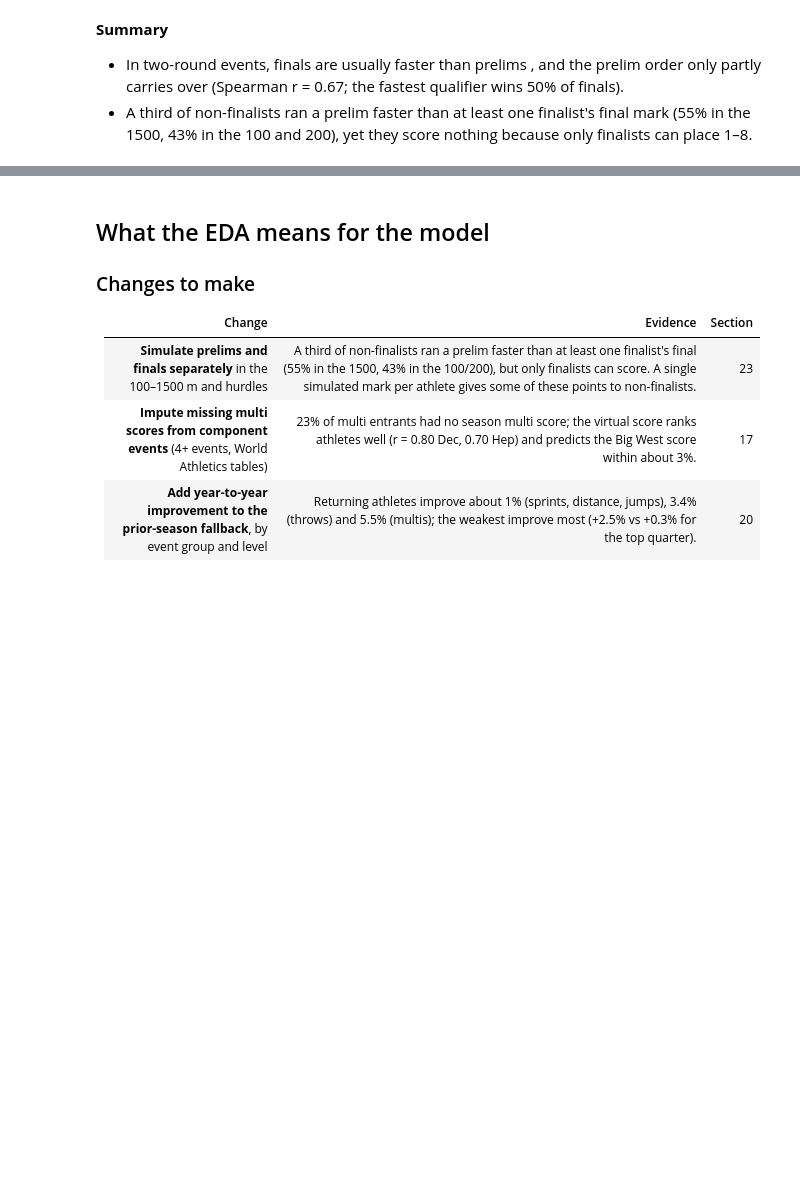
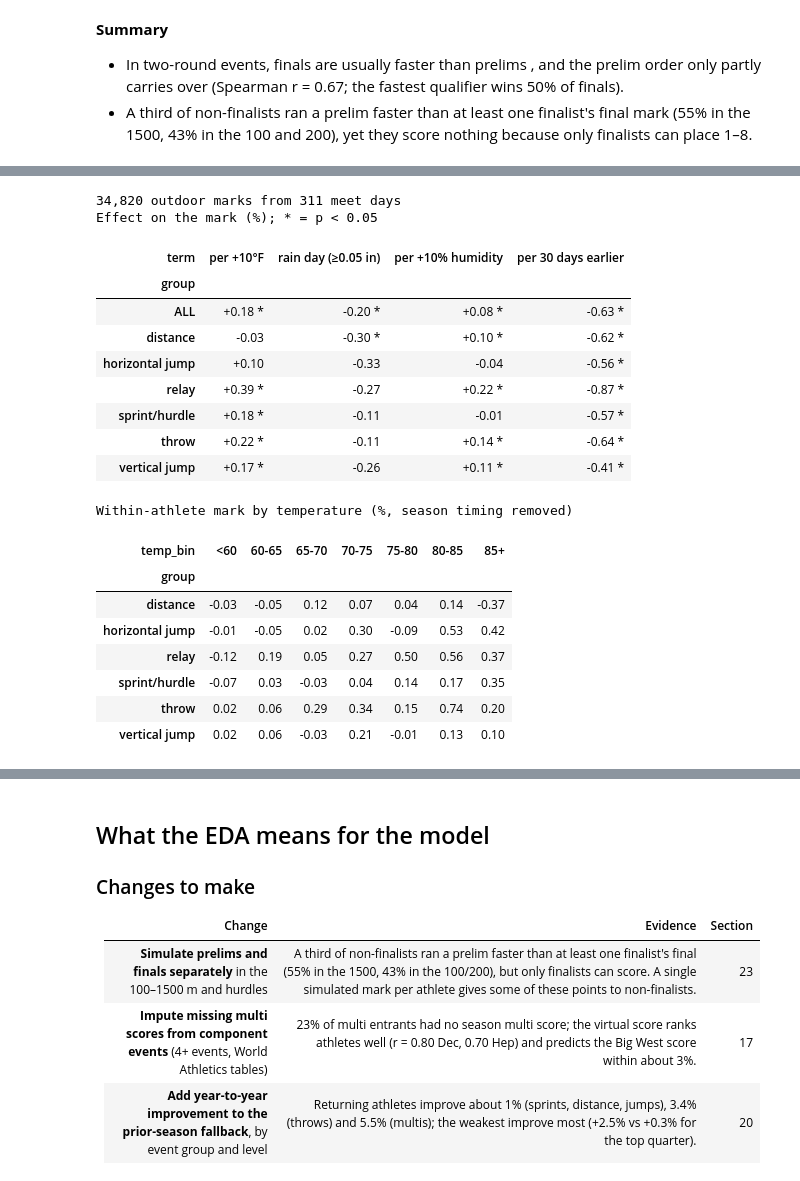
Before and after one commit to ChidiebereAgunanne/DSC180, a Jupyter notebook: big-west-predictor/notebooks/eda.ipynb, the cells around one changed output, grey strips where cells are left out. Cells and saved outputs as stored; diff of their text form; code cells hidden in the pictures; blank space fills up the shorter version.

Commit message:
add eda on temperature

```diff
--- a/big-west-predictor/notebooks/eda.ipynb
+++ b/big-west-predictor/notebooks/eda.ipynb
@@ -1208,0 +1242,64 @@ Non-finalists whose prelim mark beats at least one finalist's FINAL mark: 34.2%
+# %%
+import statsmodels.api as sm
+mpsf = reg[reg["meet_name"].str.contains("MPSF", case=False, na=False)].groupby("season")["date"].max()
+name, month = reg["meet_name"].fillna(""), reg["date"].dt.month
+named_indoor = (name.str.contains(r"indoor|NCAA Division I Indoor|Arkansas Qualifier|BYU Cougar", case=False)
+                | (name.str.contains("last chance", case=False) & month.between(1, 3)))
+named_outdoor = name.str.contains(r"sunbird|rossi relays", case=False)
+reg["venue"] = np.where(named_indoor | ((reg["date"] <= reg["season"].map(mpsf)) & ~named_outdoor), "indoor", "outdoor")
+# %%
+o = reg[(reg["venue"] == "outdoor") & (reg["status"] == "VALID") & reg["temp"].notna()
+        & ~reg["event"].isin(bm.MULTIS)].copy()
+o["group"] = o["event"].map(event_group)
+o["days"] = (o["season"].map(o.groupby("season")["date"].max()) - o["date"]).dt.days
+o["rain"] = (o["precip_in"] >= 0.05).astype(float)
+key = ["season", "gender", "event", "athlete_id"]
+o = o[o.groupby(key)["p"].transform("size") >= 3].copy()
+for c in ["p", "temp", "rain", "humidity_max", "days"]:
+    o[c + "_d"] = o[c] - o.groupby(key)[c].transform("mean")      # within athlete-event-season
+o = o[o["p_d"].abs() < 4 * stats.median_abs_deviation(o["p_d"], scale="normal")]   # drop blowups
+o["meet_day"] = o["meet_name"] + "|" + o["date"].astype(str)
+print(f"{len(o):,} outdoor marks from {o['meet_day'].nunique()} meet days")
+
+terms = {"temp_d": "per +10°F", "rain_d": "rain day (≥0.05 in)", "humidity_max_d": "per +10% humidity",
+         "days_d": "per 30 days earlier"}
+rows = []
+for g, d in list(o.groupby("group")) + [("ALL", o)]:
+    X = pd.DataFrame({"temp_d": d["temp_d"] / 10, "rain_d": d["rain_d"],
+                      "humidity_max_d": d["humidity_max_d"] / 10, "days_d": d["days_d"] / 30})
+    fit = sm.OLS(100 * d["p_d"], X).fit(cov_type="cluster", cov_kwds={"groups": pd.factorize(d["meet_day"])[0]})
+    for t, lab in terms.items():
+        rows.append(dict(group=g, term=lab, effect=fit.params[t], p=fit.pvalues[t]))
+wx = pd.DataFrame(rows)
+wx["cell"] = wx["effect"].map("{:+.2f}".format) + np.where(wx["p"] < 0.05, " *", "")
+print("Effect on the mark (%); * = p < 0.05")
+display(wx.pivot(index="group", columns="term", values="cell")[list(terms.values())])
+
+# Is the temperature effect non-linear? (season timing removed)
+o["temp_bin"] = pd.cut(o["temp"], [0, 60, 65, 70, 75, 80, 85, 120],
+                       labels=["<60", "60-65", "65-70", "70-75", "75-80", "80-85", "85+"])
+slope = np.polyfit(o["days_d"], o["p_d"], 1)[0]
+print("Within-athlete mark by temperature (%, season timing removed)")
+display((100 * (o["p_d"] - slope * o["days_d"])).groupby([o["group"], o["temp_bin"]], observed=True)
+        .mean().unstack().round(2))
+# %% [output]
+34,820 outdoor marks from 311 meet days
+Effect on the mark (%); * = p < 0.05
+| term | per +10°F | rain day (≥0.05 in) | per +10% humidity | per 30 days earlier |
+| group |  |  |  |  |
+| ALL | +0.18 * | -0.20 * | +0.08 * | -0.63 * |
+| distance | -0.03 | -0.30 * | +0.10 * | -0.62 * |
+| horizontal jump | +0.10 | -0.33 | -0.04 | -0.56 * |
+| relay | +0.39 * | -0.27 | +0.22 * | -0.87 * |
+| sprint/hurdle | +0.18 * | -0.11 | -0.01 | -0.57 * |
+| throw | +0.22 * | -0.11 | +0.14 * | -0.64 * |
+| vertical jump | +0.17 * | -0.26 | +0.11 * | -0.41 * |
+Within-athlete mark by temperature (%, season timing removed)
+| temp_bin | <60 | 60-65 | 65-70 | 70-75 | 75-80 | 80-85 | 85+ |
+| group |  |  |  |  |  |  |  |
+| distance | -0.03 | -0.05 | 0.12 | 0.07 | 0.04 | 0.14 | -0.37 |
+| horizontal jump | -0.01 | -0.05 | 0.02 | 0.30 | -0.09 | 0.53 | 0.42 |
+| relay | -0.12 | 0.19 | 0.05 | 0.27 | 0.50 | 0.56 | 0.37 |
+| sprint/hurdle | -0.07 | 0.03 | -0.03 | 0.04 | 0.14 | 0.17 | 0.35 |
+| throw | 0.02 | 0.06 | 0.29 | 0.34 | 0.15 | 0.74 | 0.20 |
+| vertical jump | 0.02 | 0.06 | -0.03 | 0.21 | -0.01 | 0.13 | 0.10 |
```
Also changed, not shown: parts of 11 cells of this notebook.
